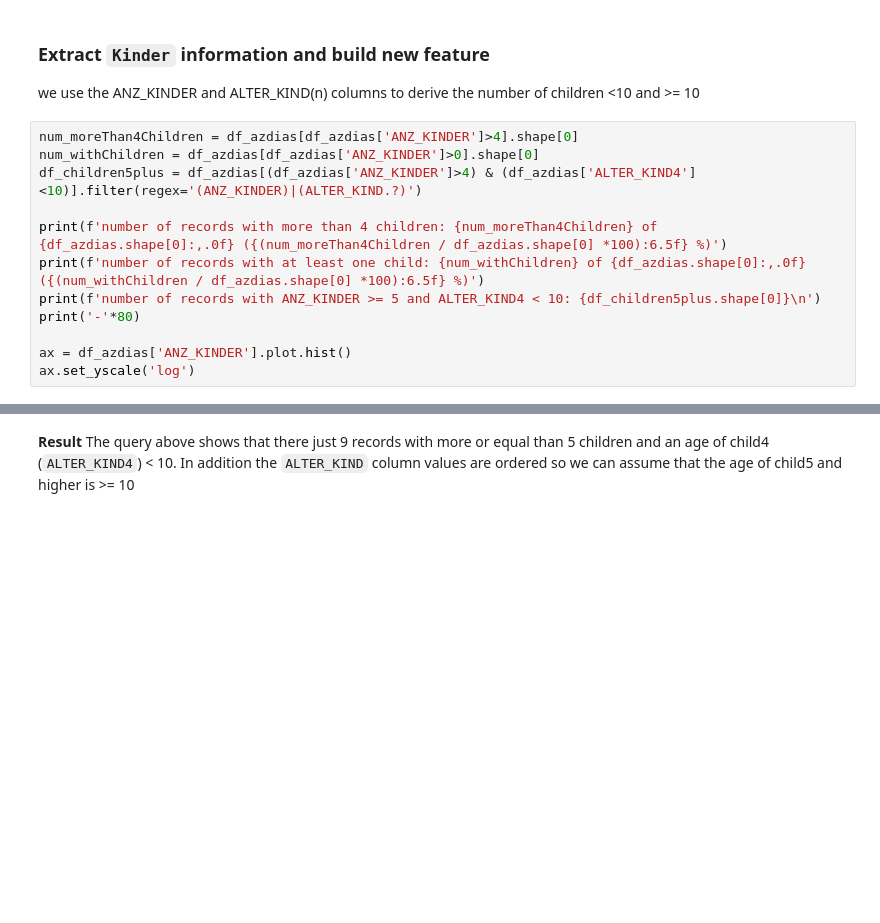
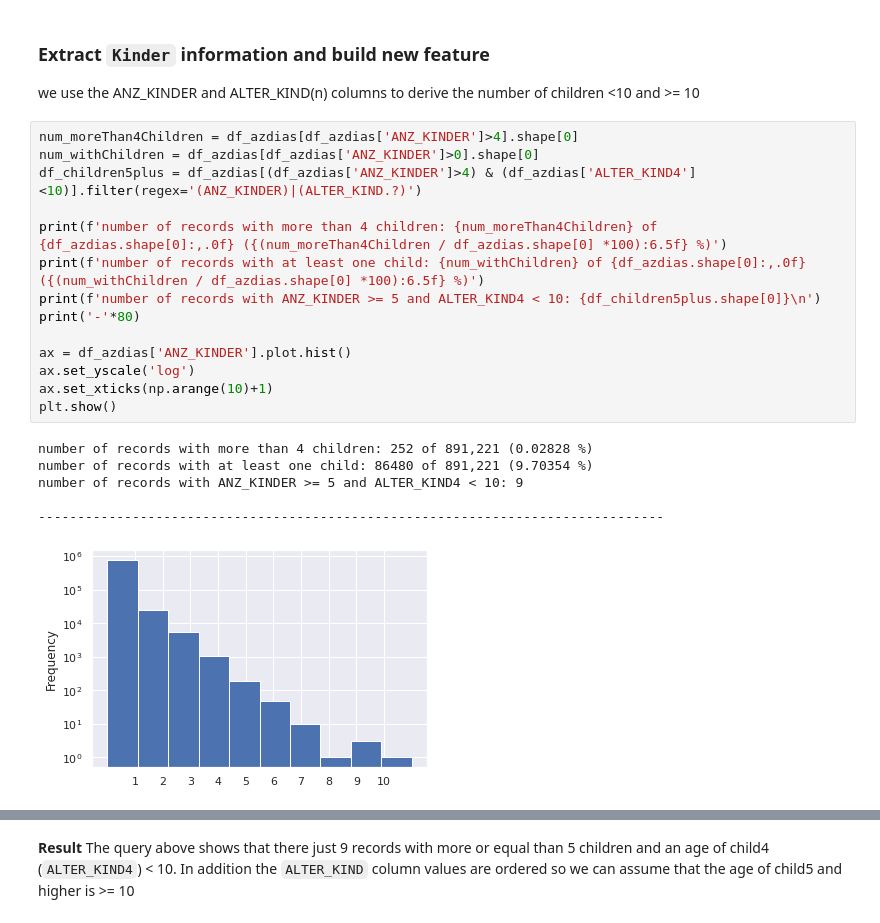
Before and after one commit to step-bauer/dsnd_capstone_arvato, a Jupyter notebook: Arvato Project Workbook.ipynb, the cells around one changed output, grey strips where cells are left out. Saved outputs shown, nothing was run; the diff lists cells and outputs as text; blank space fills up the shorter version.

```diff
--- a/Arvato Project Workbook.ipynb
+++ b/Arvato Project Workbook.ipynb
@@ -214,12 +437,21 @@ we use the ANZ_KINDER and ALTER_KIND(n) columns to derive the number of children
 # %%
 num_moreThan4Children = df_azdias[df_azdias['ANZ_KINDER']>4].shape[0]
 num_withChildren = df_azdias[df_azdias['ANZ_KINDER']>0].shape[0]
 df_children5plus = df_azdias[(df_azdias['ANZ_KINDER']>4) & (df_azdias['ALTER_KIND4']<10)].filter(regex='(ANZ_KINDER)|(ALTER_KIND.?)')
 
 print(f'number of records with more than 4 children: {num_moreThan4Children} of {df_azdias.shape[0]:,.0f} ({(num_moreThan4Children / df_azdias.shape[0] *100):6.5f} %)')
 print(f'number of records with at least one child: {num_withChildren} of {df_azdias.shape[0]:,.0f} ({(num_withChildren / df_azdias.shape[0] *100):6.5f} %)')
 print(f'number of records with ANZ_KINDER >= 5 and ALTER_KIND4 < 10: {df_children5plus.shape[0]}\n')
 print('-'*80)
 
 ax = df_azdias['ANZ_KINDER'].plot.hist()
 ax.set_yscale('log')
+ax.set_xticks(np.arange(10)+1)
+plt.show()
+# %% [output]
+number of records with more than 4 children: 252 of 891,221 (0.02828 %)
+number of records with at least one child: 86480 of 891,221 (9.70354 %)
+number of records with ANZ_KINDER >= 5 and ALTER_KIND4 < 10: 9
+
+--------------------------------------------------------------------------------
+[figure, added]
```
Also changed, not shown: parts of 89 cells of this notebook.
